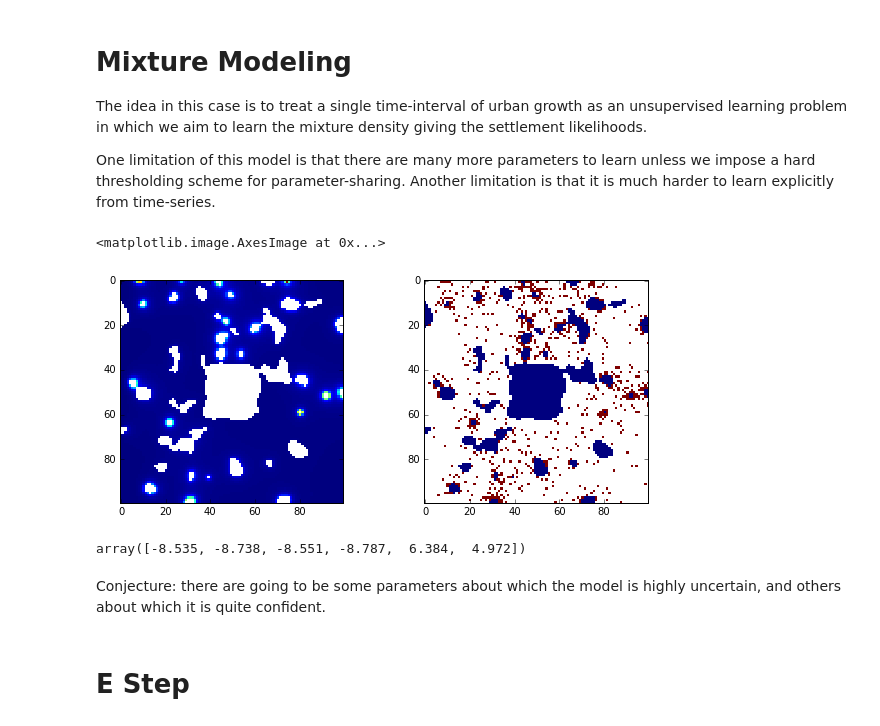
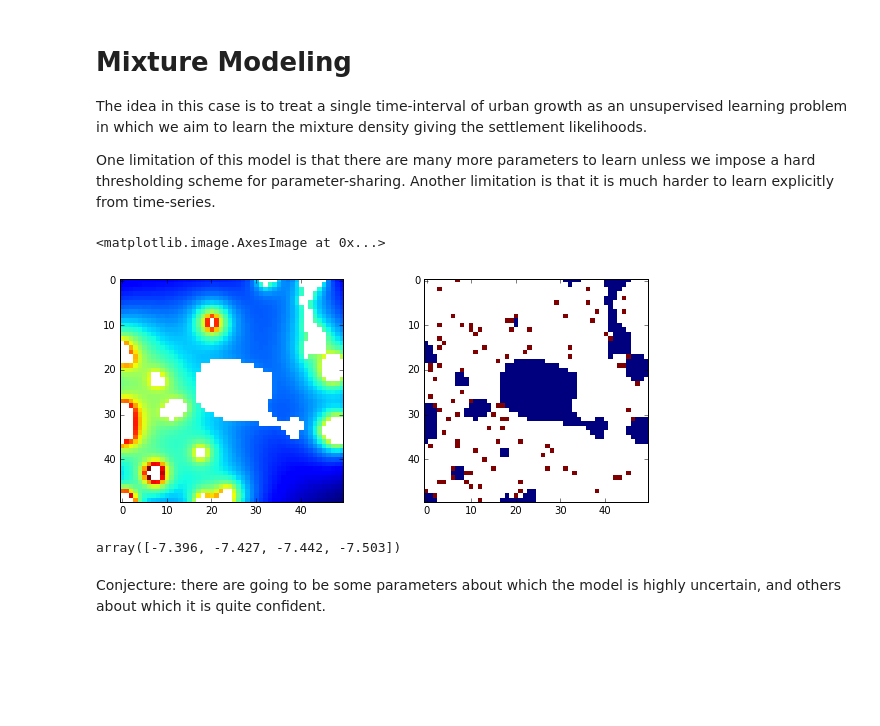
Before and after one commit to adrianalbert/city-simulator, a Jupyter notebook: Mixture Scratchwork.ipynb, the cells around one changed output. Drawn from its saved outputs; the diff is of its cells as text; code cells hidden in the pictures; blank space fills up the shorter version.

```diff
--- a/Mixture Scratchwork.ipynb
+++ b/Mixture Scratchwork.ipynb
@@ -14,7 +14,7 @@ from scipy.spatial import distance
 # Params
 
 ## Initial Configuration
-L = 100
+L = 50
 rho = .44
 blur = 2
 
@@ -32,48 +32,46 @@ pars_1 = {'gamma_r' : 2.0,     # rural settlement more diffuse than urban
 
 truncation = None
 
-geo = np.ones((L, L))
+# geo = np.ones((L, L))
 
-for i in np.arange(0, L):
-    geo[:,i] = 1.0*i / L
+# for i in np.arange(0, L):
+#     geo[:,i] = 1.0*i / L
 # %%
 M0 = random_mat(L, rho, blur = blur)
-m = mixture_model(M0 = M0, geo = geo)
+m = mixture_model(M0 = M0)
 m.make_dists()
 # %%
-gamma = 2 + np.random.rand(len(m.dists))
+gamma = 1 + 2 * np.random.rand(len(m.dists))
 alpha = np.random.rand(len(m.dists))
 # alpha = np.sqrt([m.clusters[i+1].shape[0] for i in range(len(m.clusters))])
 
 M = m.density(alpha, gamma)
 
 fig = plt.figure(figsize = (10, 4))
 ax1 = fig.add_subplot(121)
 
-ax1.imshow(M, interpolation = 'nearest')
+ax1.imshow(np.log(M), interpolation = 'nearest')
 
 ax2 = fig.add_subplot(122)
-x = m.sample(n_samples = 1000, alpha = alpha, gamma = gamma)
-to_viz = (x - m.M0)*2
+M1 = m.sample(n_samples = 100, alpha = alpha, gamma = gamma)
+to_viz = (M1 - m.M0)*2
 to_viz[np.isnan(M)] = 1
 to_viz[to_viz == 0] = np.nan
 ax2.imshow(to_viz, interpolation = 'nearest')
 # %% [output]
 <matplotlib.image.AxesImage at 0x...>
-[figure, old version]
+[figure, new version]
 # %%
 alpha_prime = np.random.rand(len(alpha))
-gamma_prime = 2 + np.random.rand(len(gamma))
+gamma_prime = 1 + 2 * np.random.rand(len(gamma))
 
-v1 = m.log_likelihood(x, alpha = alpha, gamma = gamma, normalized = True)
-v2 = m.log_likelihood(x, alpha = alpha_prime, gamma = gamma, normalized = True)
-v3 = m.log_likelihood(x, alpha = alpha, gamma = gamma_prime, normalized = True)
-v4 = m.log_likelihood(x, alpha = alpha_prime, gamma = gamma_prime, normalized = True)
+v1 = m.log_likelihood(M1, alpha = alpha,       gamma = gamma, normalized = True)
+v2 = m.log_likelihood(M1, alpha = alpha_prime, gamma = gamma, normalized = True)
+v3 = m.log_likelihood(M1, alpha = alpha,       gamma = gamma_prime, normalized = True)
+v4 = m.log_likelihood(M1, alpha = alpha_prime, gamma = gamma_prime, normalized = True)
 
-np.round(np.array([v1, v2, v3, v4, np.sum((alpha_prime - alpha) ** 2),np.sum((gamma_prime - gamma) ** 2) ]), 3)
+np.round(np.array([v1, v2, v3, v4]), 3)
 # %% [output]
-array([-8.535, -8.738, -8.551, -8.787,  6.384,  4.972])
+array([-7.396, -7.427, -7.442, -7.503])
 # %% [markdown]
 Conjecture: there are going to be some parameters about which the model is highly uncertain, and others about which it is quite confident.
-# %% [markdown]
-# E Step
```
Also changed, not shown: parts of 5 cells of this notebook, 1 other file.
